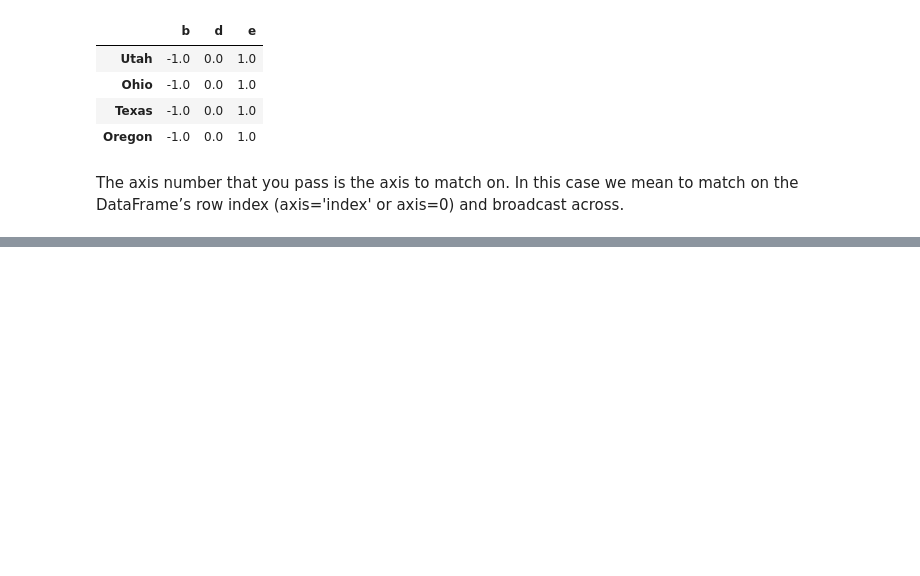
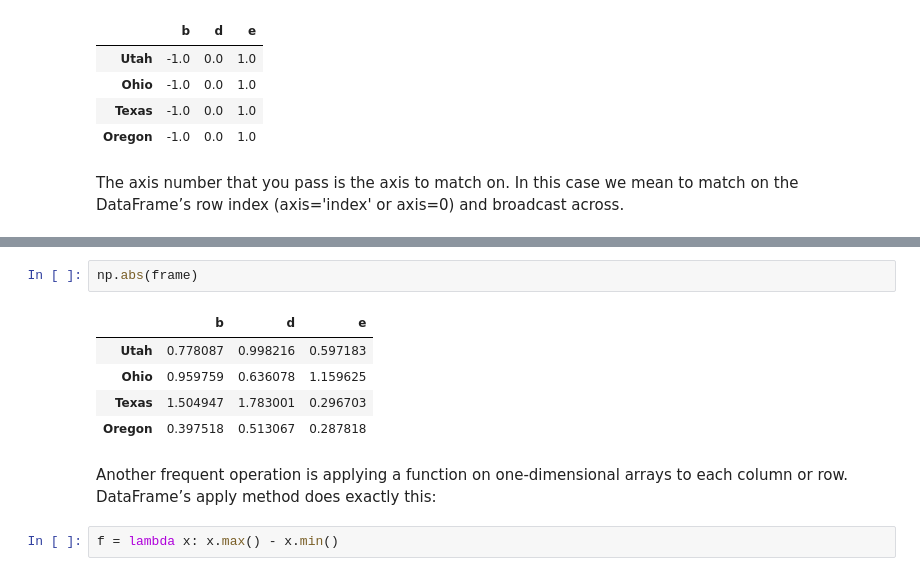
Before and after one commit to JayZeus999/PDS-Handbook, a Jupyter notebook: Chapter_5/chapter_5.ipynb, the cells around one changed output, grey strips where cells are left out. Drawn from its saved outputs; the diff is of its cells as text; blank space fills up the shorter version.

Commit message:
Applying functions to DFs

```diff
--- a/Chapter_5/chapter_5.ipynb
+++ b/Chapter_5/chapter_5.ipynb
@@ -1204,0 +1219,13 @@ frame.sub(series3, axis="index")
+# %%
+np.abs(frame)
+# %% [output]
+|  | b | d | e |
+| Utah | 0.778087 | 0.998216 | 0.597183 |
+| Ohio | 0.959759 | 0.636078 | 1.159625 |
+| Texas | 1.504947 | 1.783001 | 0.296703 |
+| Oregon | 0.397518 | 0.513067 | 0.287818 |
+# %% [markdown]
+ Another frequent operation is applying a function on one-dimensional
+ arrays to each column or row. DataFrame’s apply method does exactly this:
+# %%
+f = lambda x: x.max() - x.min()
```
Also changed, not shown: parts of 5 cells of this notebook.
